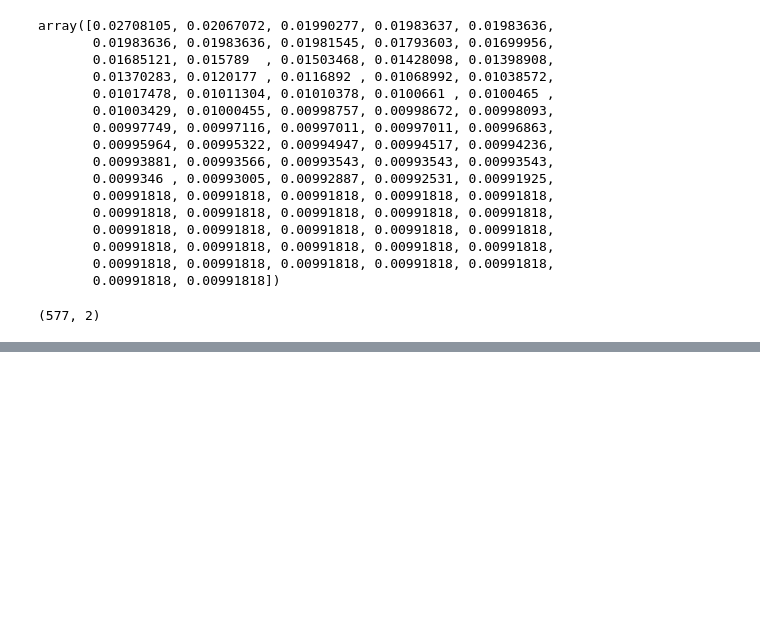
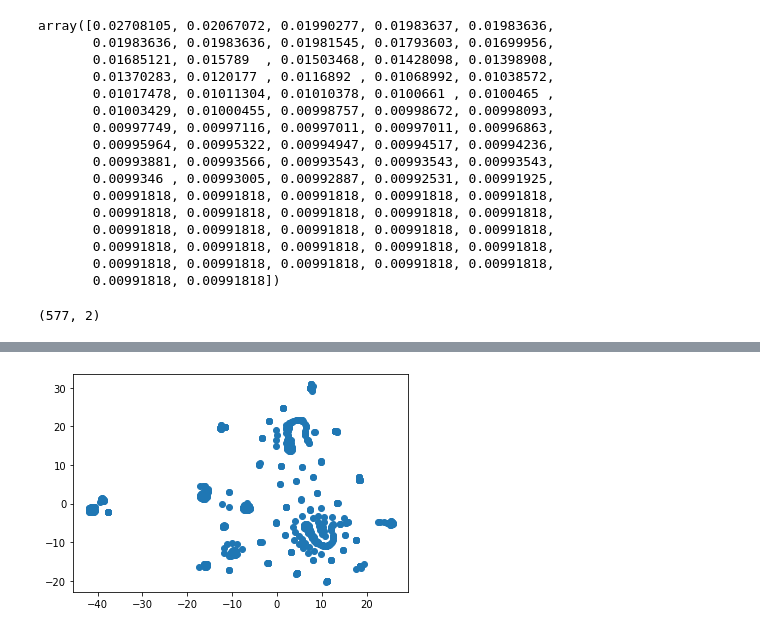
Before and after one commit to DINHC/unsupervisedml, a Jupyter notebook: unsupervisedml.ipynb, the cells around one changed output, grey strips where cells are left out. Drawn from its saved outputs; the diff is of its cells as text; code cells hidden in the pictures; blank space fills up the shorter version.

```diff
--- a/unsupervisedml.ipynb
+++ b/unsupervisedml.ipynb
@@ -212,0 +213,11 @@ array([[  6.2048545, -15.458596 ],
+# %%
+df_pca90['x'] = tsne_f[:,0]
+
+df_pca90['y'] = tsne_f[:,1]
+# %%
+plt.scatter(df_pca90['x'], df_pca90['y'])
+plt.show()
+#Graph is relatively scattered with the major grouping at y = -10 and x= 10, y=20 and x= 3
+#Being the most signifcant grouping
+# %% [output]
+[figure, added]
```
Also changed, not shown: parts of 4 cells of this notebook.
